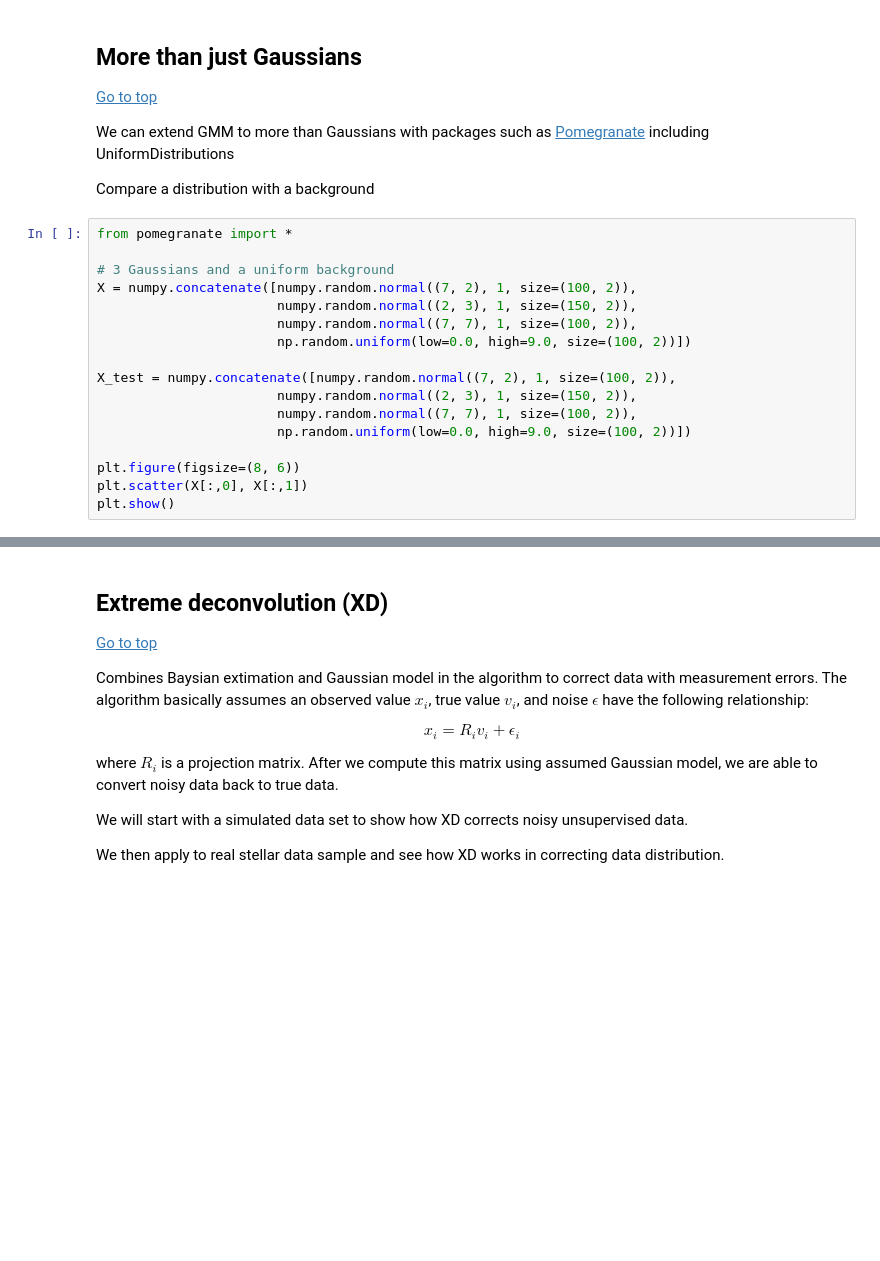
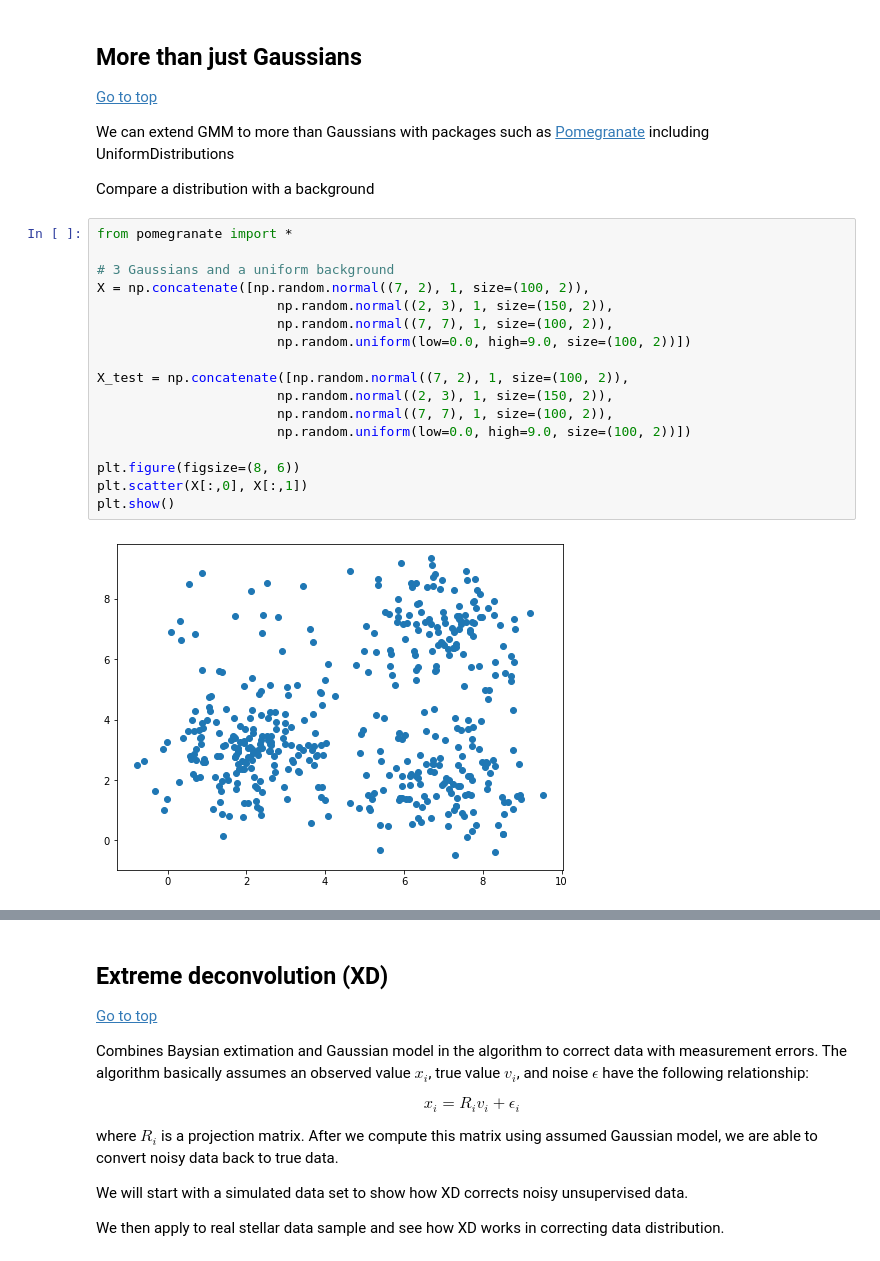
Before and after one commit to uw-astro/astr-598a-spr24, a Jupyter notebook: lectures/Lecture7-density-estimation.ipynb, the cells around one changed output, grey strips where cells are left out. Cells and saved outputs as stored; diff of their text form; blank space fills up the shorter version.

```diff
--- a/lectures/Lecture7-density-estimation.ipynb
+++ b/lectures/Lecture7-density-estimation.ipynb
@@ -380,20 +393,22 @@ Compare a distribution with a background
 # %%
 from pomegranate import *
 
 # 3 Gaussians and a uniform background
-X = numpy.concatenate([numpy.random.normal((7, 2), 1, size=(100, 2)),
-                       numpy.random.normal((2, 3), 1, size=(150, 2)),
-                       numpy.random.normal((7, 7), 1, size=(100, 2)),
+X = np.concatenate([np.random.normal((7, 2), 1, size=(100, 2)),
+                       np.random.normal((2, 3), 1, size=(150, 2)),
+                       np.random.normal((7, 7), 1, size=(100, 2)),
                        np.random.uniform(low=0.0, high=9.0, size=(100, 2))])
 
-X_test = numpy.concatenate([numpy.random.normal((7, 2), 1, size=(100, 2)),
-                       numpy.random.normal((2, 3), 1, size=(150, 2)),
-                       numpy.random.normal((7, 7), 1, size=(100, 2)),
+X_test = np.concatenate([np.random.normal((7, 2), 1, size=(100, 2)),
+                       np.random.normal((2, 3), 1, size=(150, 2)),
+                       np.random.normal((7, 7), 1, size=(100, 2)),
                        np.random.uniform(low=0.0, high=9.0, size=(100, 2))])
 
 plt.figure(figsize=(8, 6))
 plt.scatter(X[:,0], X[:,1])
 plt.show()
+# %% [output]
+[figure, added]
 # %%
 #fit 4 Gaussians
 model = GeneralMixtureModel.from_samples(MultivariateGaussianDistribution, 4, X)
```
Also changed, not shown: parts of 13 cells of this notebook.
